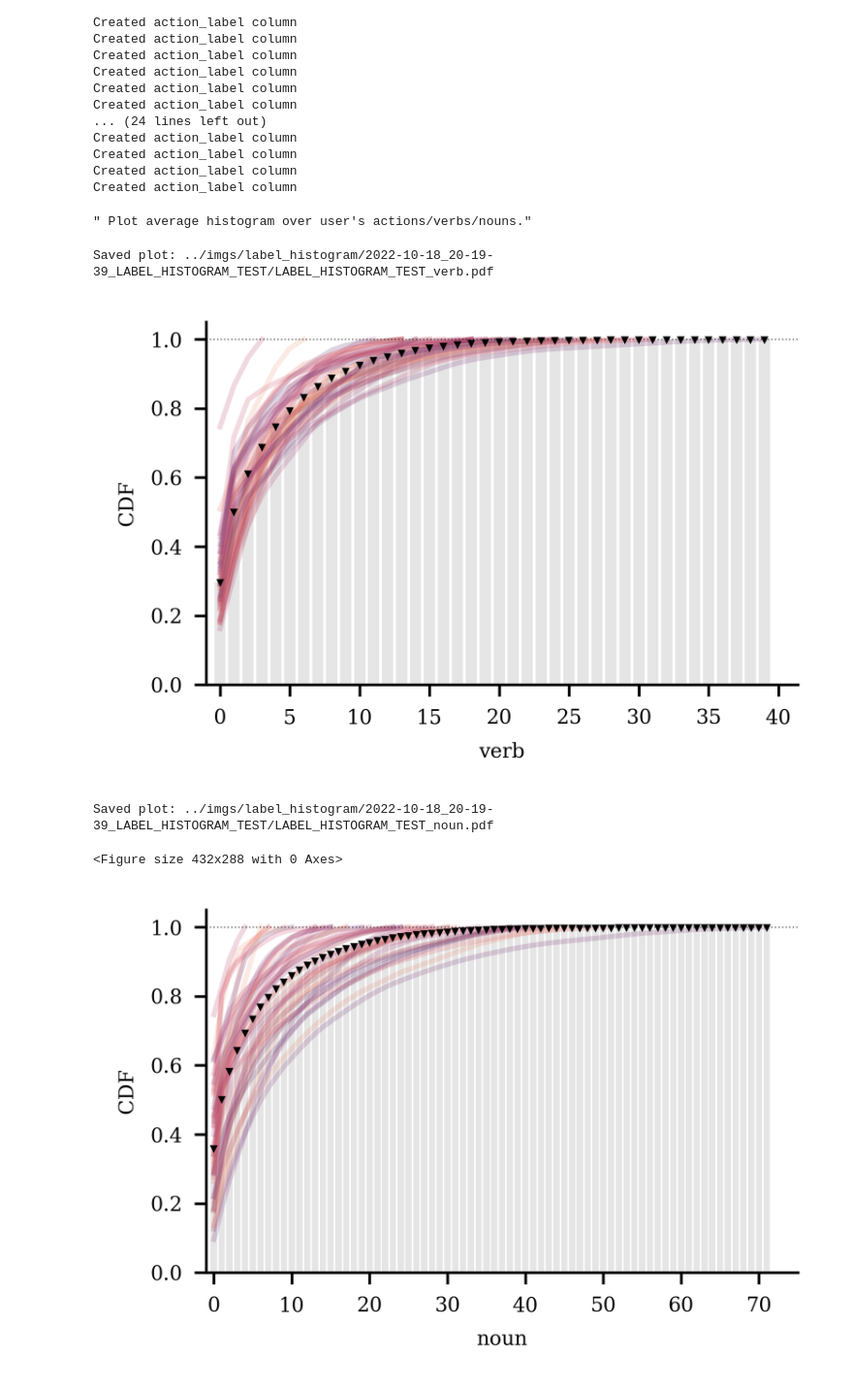
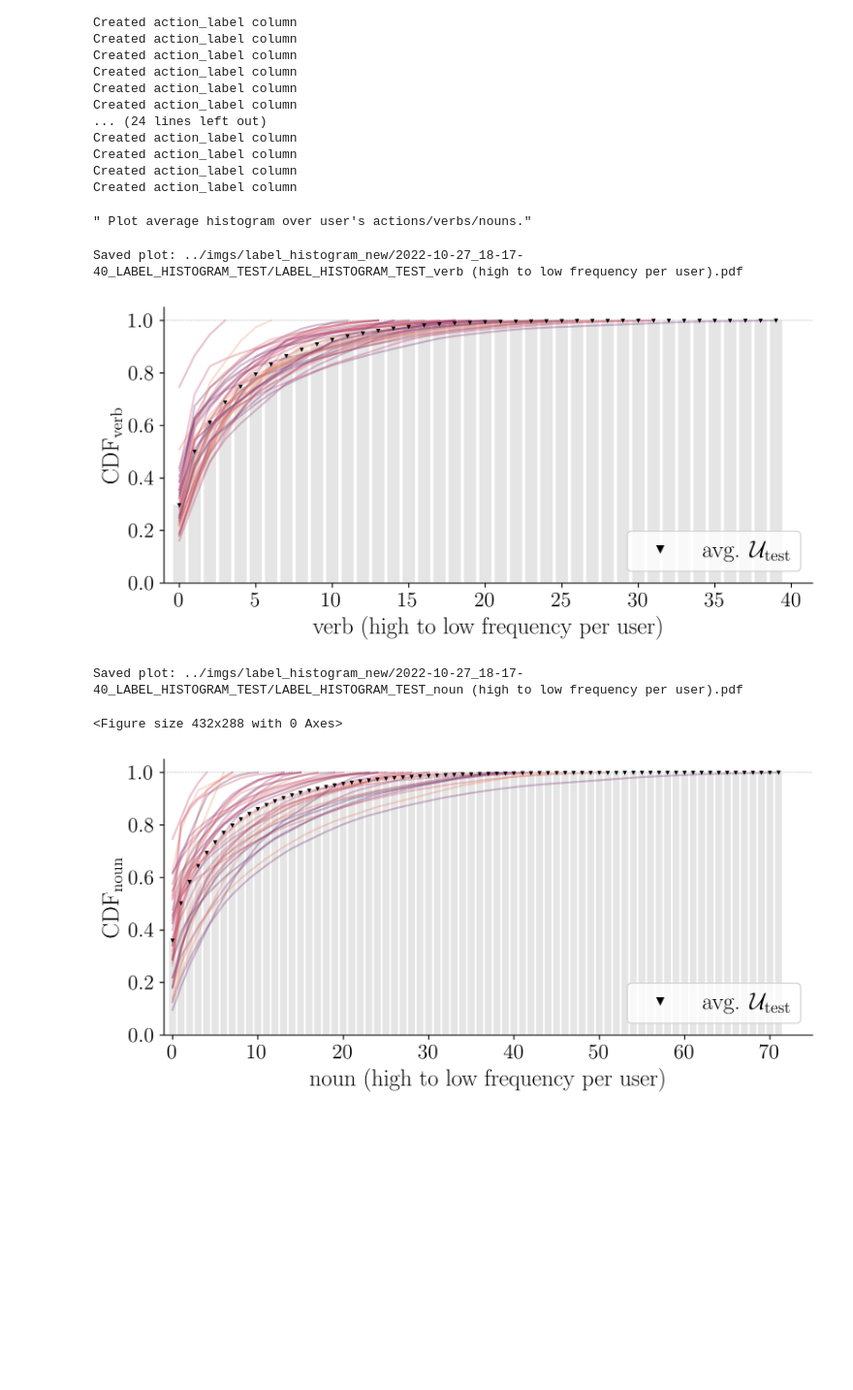
Before and after one commit to facebookresearch/EgocentricUserAdaptation, a Jupyter notebook: notebooks/plot_user_action_distribution.ipynb, the cells around one changed output. Shown at 97% size. Drawn from its saved outputs; the diff is of its cells as text; code cells hidden in the pictures; blank space fills up the shorter version.

```diff
--- a/notebooks/plot_user_action_distribution.ipynb
+++ b/notebooks/plot_user_action_distribution.ipynb
@@ -13,6 +13,10 @@ from IPython.core.interactiveshell import InteractiveShell
 InteractiveShell.ast_node_interactivity = "all"
 
 pd.set_option('display.max_rows', 1000)
+
+# Use latex in mpl
+plt.rcParams['text.usetex'] = True
+plt.rcParams['text.latex.preamble'] = r'\usepackage{amsmath}' #for \text command
 # %%
 """First run dataset saving script that saves all per-sample entries in the stream."""
 
@@ -20,12 +24,12 @@ pd.set_option('display.max_rows', 1000)
 TRAIN_USERS_MODE=False
 
 if TRAIN_USERS_MODE:
-    train_segmented_ckpt = "/home/matthiasdelange/sftp_remote_projects/ContextualOracle_Matthias/results/ego4d_action_recog/summarize_streams/logs/2022-10-07_04-49-02_UIDa5c4c52b-a8d8-4155-b1f4-bed9cd82374e/dataset_entries_train_FEWSHOT=False_ego4d_LTA_train_usersplit_10users.ckpt"
+    segmented_ckpt = "/home/matthiasdelange/sftp_remote_projects/ContextualOracle_Matthias/results/ego4d_action_recog/summarize_streams/logs/2022-10-07_04-49-02_UIDa5c4c52b-a8d8-4155-b1f4-bed9cd82374e/dataset_entries_train_FEWSHOT=False_ego4d_LTA_train_usersplit_10users.ckpt"
 else:
-    test_segmented_ckpt = "/home/matthiasdelange/sftp_remote_projects/ContextualOracle_Matthias/results/ego4d_action_recog/summarize_streams/logs/2022-10-07_04-33-34_UIDd679068a-dc6e-40ff-b146-70ffe0671a97/dataset_entries_test_FEWSHOT=False_ego4d_LTA_test_usersplit_40users.ckpt"
+    segmented_ckpt = "/home/matthiasdelange/sftp_remote_projects/ContextualOracle_Matthias/results/ego4d_action_recog/summarize_streams/logs/2022-10-07_04-33-34_UIDd679068a-dc6e-40ff-b146-70ffe0671a97/dataset_entries_test_FEWSHOT=False_ego4d_LTA_test_usersplit_40users.ckpt"
 
 
-FILE_TO_ANALYZE = test_segmented_ckpt
+FILE_TO_ANALYZE = segmented_ckpt
 
 
 with open(FILE_TO_ANALYZE, 'rb') as f:
@@ -79,29 +83,46 @@ import seaborn as sns
 import datetime
 import os
 
-main_outdir = "../imgs/label_histogram"
+main_outdir = "../imgs/label_histogram_new"
 title = f"LABEL_HISTOGRAM_{'TRAIN' if TRAIN_USERS_MODE else 'TEST'}"
 parent_dirname = datetime.datetime.now().strftime('%Y-%m-%d_%H-%M-%S') + "_" + title
 parent_dirpath = os.path.join(main_outdir, parent_dirname)
 os.makedirs(parent_dirpath, exist_ok=True)
 
 # MPL CONFIG
+# sns.set(font_scale=0.5)
+# plt.rcParams['font.family'] = 'DeJavu Serif'
+# plt.rcParams['font.serif'] = ['Times New Roman']
+# plt.rcParams['font.size'] = 1 # Instead of 10
+# plt.rcParams.update(**font)
+
 plt.rcParams['font.family'] = 'DeJavu Serif'
 plt.rcParams['font.serif'] = ['Times New Roman']
-plt.rcParams['font.size'] = 6 # Instead of 10
-# plt.rcParams.update(**font)
-figsize = (3,2)
+plt.rcParams['font.size'] = 16
+
+fontsize = 16
+params = {'font.family':'DeJavu Serif','font.serif':'Times New Roman',
+          'axes.labelsize': fontsize+2,'axes.titlesize':fontsize, 'font.size': fontsize, 'legend.fontsize': fontsize, 'xtick.labelsize': fontsize, 'ytick.labelsize': fontsize}
+plt.rcParams.update(params)
+
+figsize = (6,4)
+figsize = (8,3)
 xlim=(-1,None)
-ylabel = "CDF"
+
+
 # LINE CONFIG
-
 line_colors = sns.color_palette("flare", 10)
 cumul=True
+
+if cumul:
+    ylim=(None,None)
+else:
+    ylim=(-0.1,None)
 
 if TRAIN_USERS_MODE:
     line_alpha=0.45
 else:
-    line_alpha=0.2
+    line_alpha=0.3
 
 
 # BARCHART CONFIG
@@ -130,15 +151,19 @@ def plot_user_histogram_lines_and_avg_bars(dfs, label_col_name):
 
     if 'action' in label_col_name:
         bar_width=0.3
-        xlabel='action'
+        xlabel='action (high to low frequency per user)'
+        ylabel = r"$\text{CDF}_\text{action}$" if cumul else r"$P_\text{action}$"
+
 
     elif 'verb' in label_col_name:
         bar_width=0.8
-        xlabel='verb'
+        xlabel='verb (high to low frequency per user)'
+        ylabel = r"$\text{CDF}_\text{verb}$" if cumul else r"$P_\text{verb}$"
 
     elif 'noun' in label_col_name:
         bar_width=0.8
-        xlabel='noun'
+        xlabel='noun (high to low frequency per user)'
+        ylabel = r"$\text{CDF}_\text{noun}$" if cumul else r"$P_\text{noun}$"
 
     else:
         raise ValueError()
@@ -213,14 +238,19 @@ def plot_user_histogram_lines_and_avg_bars(dfs, label_col_name):
            )
 
     x_center = [el+bar_marker_offset for el in avg_xvals]
-    plt.plot(x_center, avg_yvals, marker="v",markersize=0.8,
-             linestyle="", alpha=1, color="black")
+    plt.plot(x_center, avg_yvals, marker="v",markersize=1.6,
+             linestyle="", alpha=1, color="black",label=r'avg. $\mathcal{U}_\text{test}$')
+
+    leg = plt.legend(fontsize=18, markerscale=3, loc='lower right', prop={'size':18})
 
     plt.axhline(y=1, color='black', linestyle=':',alpha=0.6,linewidth=0.4)
 
     # Hide the right and top spines
     ax.spines.right.set_visible(False)
     ax.spines.top.set_visible(False)
+
+#     ax.spines.right.set_visible(True)
+#     ax.spines.bottom.set_visible(True)
 
     # Only show ticks on the left and bottom spines
     ax.yaxis.set_ticks_position('left')
@@ -230,35 +260,36 @@ def plot_user_histogram_lines_and_avg_bars(dfs, label_col_name):
 #         plt.xticks(x_axis, x_labels, rotation='vertical')
 #     if y_labels:
 #         plt.yticks(y_vals, y_labels)
 
 #     plt.ylim(None, max_val * 1.01)
     plt.xlim(*xlim)
+    plt.ylim(*ylim)
     plt.xlabel(xlabel)
     plt.ylabel(ylabel)
 #     print(title)
 #     plt.title(title)
     plt.grid(grid, which='both')
     fig.tight_layout()
 
     # Save
     if parent_dirpath is not None:
         filename = f"{title}_{xlabel}.pdf"
         filepath = os.path.join(parent_dirpath,filename)
         fig.savefig(filepath, bbox_inches='tight')
         print(f"Saved plot: {filepath}")
 
     plt.show()
     plt.clf()
 
 
 
 # Grids of histograms
 for action_mode in  ['verb_label','noun_label','action_label']:
     plot_user_histogram_lines_and_avg_bars(dfs, action_mode)
 # %% [output]
 " Plot average histogram over user's actions/verbs/nouns."
-Saved plot: ../imgs/label_histogram/2022-10-18_20-19-39_LABEL_HISTOGRAM_TEST/LABEL_HISTOGRAM_TEST_verb.pdf
+Saved plot: ../imgs/label_histogram_new/2022-10-27_18-17-40_LABEL_HISTOGRAM_TEST/LABEL_HISTOGRAM_TEST_verb (high to low frequency per user).pdf
-[figure, old version]
+[figure, new version]
-Saved plot: ../imgs/label_histogram/2022-10-18_20-19-39_LABEL_HISTOGRAM_TEST/LABEL_HISTOGRAM_TEST_noun.pdf
+Saved plot: ../imgs/label_histogram_new/2022-10-27_18-17-40_LABEL_HISTOGRAM_TEST/LABEL_HISTOGRAM_TEST_noun (high to low frequency per user).pdf
 <Figure size 432x288 with 0 Axes>
-[figure, old version]
+[figure, new version]
```
Also changed, not shown: parts of 1 cell of this notebook, 8 other files.
